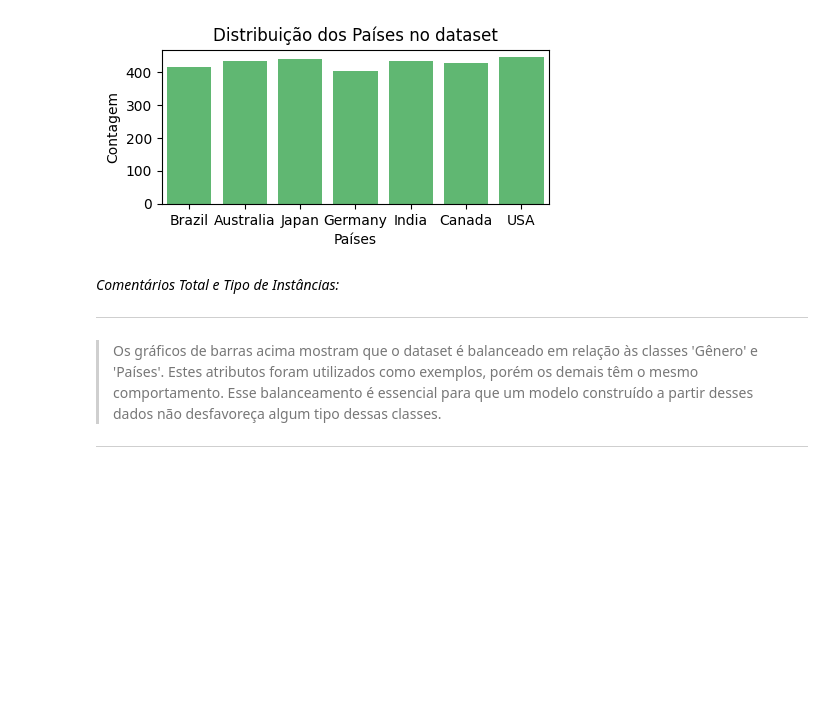
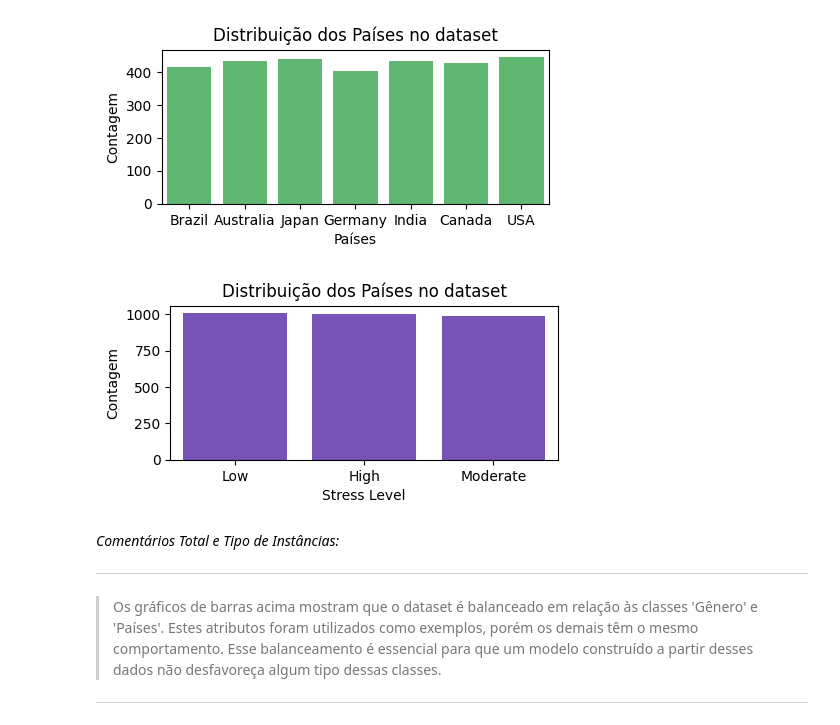
Before and after one commit to hugocfrias/MVP-Machine-Learning, a Jupyter notebook: MVP_Machine_Learning.ipynb, the cells around one changed output. Saved outputs shown, nothing was run; the diff lists cells and outputs as text; code cells hidden in the pictures; blank space fills up the shorter version.

```diff
--- a/MVP_Machine_Learning.ipynb
+++ b/MVP_Machine_Learning.ipynb
@@ -207,6 +207,17 @@ plt.ylabel('Contagem')
 plt.show()
 # %% [output]
 [figure]
+# %%
+#Exemplo 3 de balenceamento das variáveis categóricas (Variável Target:Stress Level).
+plt.figure(figsize=(5, 2))
+# gráfico de barras simples
+sns.countplot(x='Stress Level', data=df, color='#7442c8')
+plt.title('Distribuição dos Países no dataset')
+plt.xlabel('Stress Level')
+plt.ylabel('Contagem')
+plt.show()
+# %% [output]
+[figure, added]
 # %% [markdown]
 *Comentários Total e Tipo de Instâncias:*
 
```
Also changed, not shown: parts of 1 cell of this notebook.
